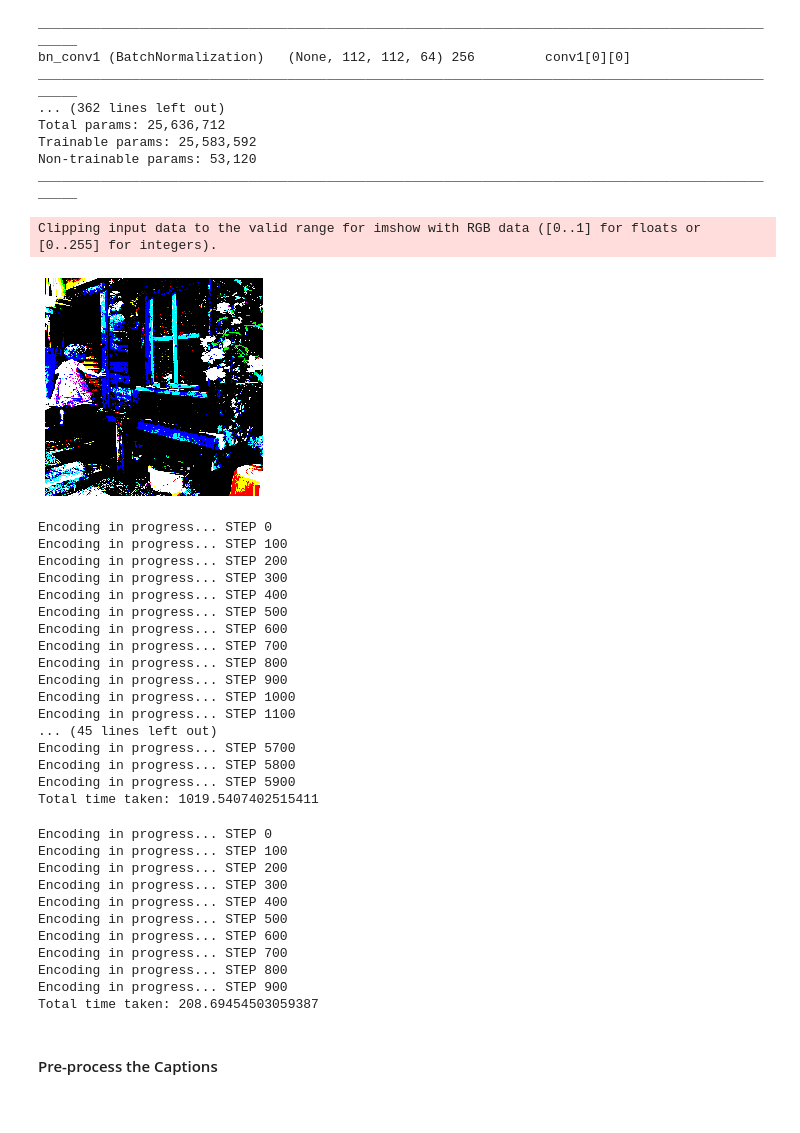
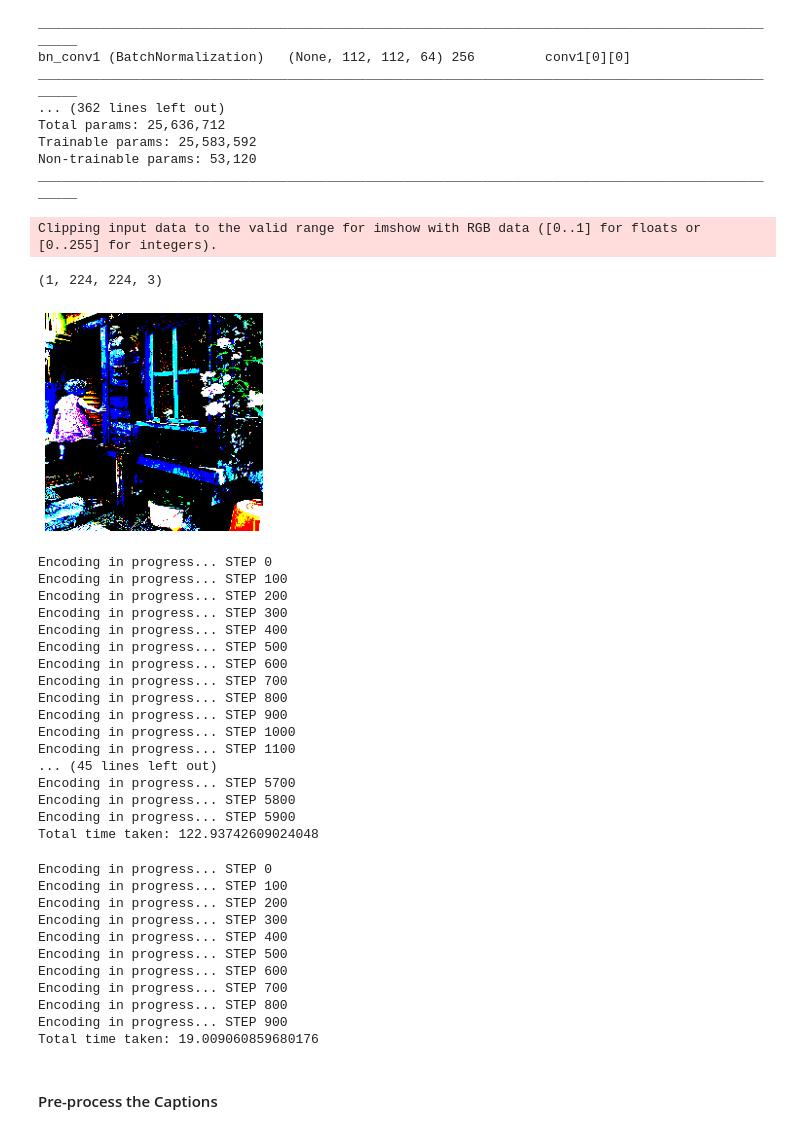
Before and after one commit to matakshay/Neural_Image_Caption_Generator, a Jupyter notebook: build.ipynb, the cells around one changed output. Cells and saved outputs as stored; diff of their text form; code cells hidden in the pictures.

```diff
--- a/build.ipynb
+++ b/build.ipynb
@@ -167,13 +178,15 @@ def preprocess_image (img):
 
     return img
 # %%
-img = preprocess_image("data/Images/1000268201_693b08cb0e.jpg")
+img = preprocess_image("Neural_Image_Caption_Generator/data/Images/1000268201_693b08cb0e.jpg")
+print(img.shape)
 plt.imshow(img[0])
 plt.axis('off')
 plt.show()
 # %% [output]
 Clipping input data to the valid range for imshow with RGB data ([0..1] for floats or [0..255] for integers).
+(1, 224, 224, 3)
-[figure, old version]
+[figure, new version]
 # %%
 # A wrapper function, which inputs an image and returns its encoding (feature vector)
 def encode_image (img):
@@ -188,7 +201,7 @@ train_encoding = {}
 
 start_time = time()
 for index, imageID in enumerate (train_data):
-    image_path = "data/Images/" + imageID + ".jpg"
+    image_path = "Neural_Image_Caption_Generator/data/Images/" + imageID + ".jpg"
 
     train_encoding[imageID] = encode_image(image_path)
 
@@ -215,7 +228,7 @@ Encoding in progress... STEP 1100
 Encoding in progress... STEP 5700
 Encoding in progress... STEP 5800
 Encoding in progress... STEP 5900
-Total time taken: 1019.5407402515411
+Total time taken: 122.93742609024048
 # %%
 # Store the above computed features on the disk
 # Use pickle to dump the entire data
@@ -229,7 +242,7 @@ test_encoding = {}
 
 start_time = time()
 for index, imageID in enumerate (test_data):
-    image_path = "data/Images/" + imageID + ".jpg"
+    image_path = "Neural_Image_Caption_Generator/data/Images/" + imageID + ".jpg"
 
     test_encoding[imageID] = encode_image(image_path)
 
@@ -250,7 +263,7 @@ Encoding in progress... STEP 600
 Encoding in progress... STEP 700
 Encoding in progress... STEP 800
 Encoding in progress... STEP 900
-Total time taken: 208.69454503059387
+Total time taken: 19.009060859680176
 # %%
 with open("encoded_test_features.pkl", "wb") as file:
     # Pickle allows to store any object as a file on the disk
```
Also changed, not shown: parts of 17 cells of this notebook.
